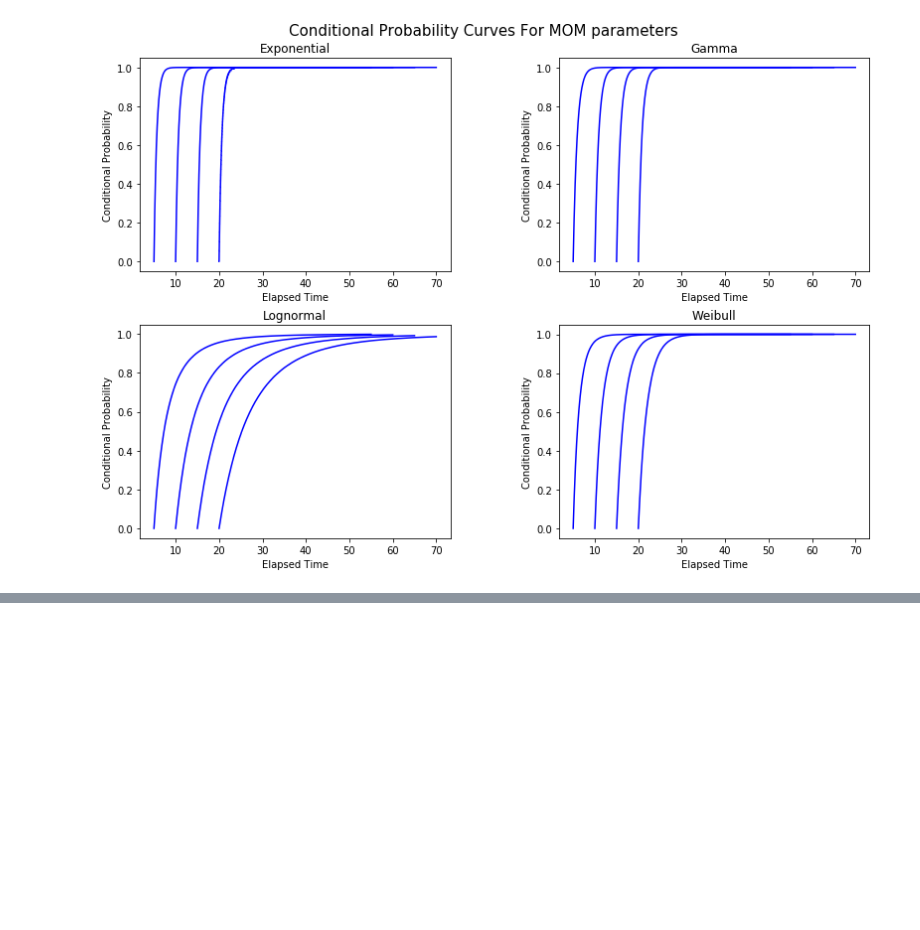
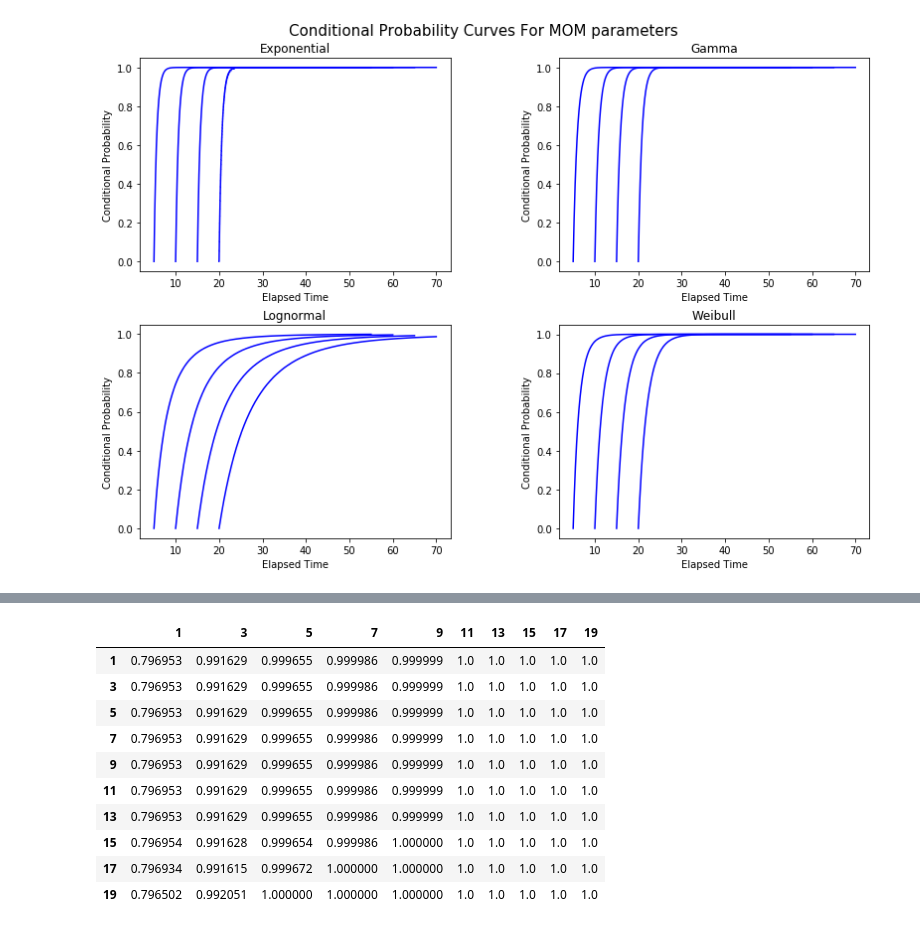
Before and after one commit to adityatulsyan/Earthquake-Interevent-Time-Analysis, a Jupyter notebook: Earthquake Forecasting.ipynb, the cells around one changed output, grey strips where cells are left out. Cells and saved outputs as stored; diff of their text form; code cells hidden in the pictures; blank space fills up the shorter version.

```diff
--- a/Earthquake Forecasting.ipynb
+++ b/Earthquake Forecasting.ipynb
@@ -289,0 +313,4 @@ plot_mom([5, 10, 15, 20], v)
+# %%
+res_expo = pd.DataFrame(get_tables_expo())
+res_expo.columns = np.arange(1, 20, 2)
+res_expo.index = np.arange(1, 20, 2)
@@ -289,0 +335,14 @@ plot_mom([5, 10, 15, 20], v)
+# %%
+res_expo
+# %% [output]
+|  | 1 | 3 | 5 | 7 | 9 | 11 | 13 | 15 | 17 | 19 |
+| 1 | 0.796953 | 0.991629 | 0.999655 | 0.999986 | 0.999999 | 1.0 | 1.0 | 1.0 | 1.0 | 1.0 |
+| 3 | 0.796953 | 0.991629 | 0.999655 | 0.999986 | 0.999999 | 1.0 | 1.0 | 1.0 | 1.0 | 1.0 |
+| 5 | 0.796953 | 0.991629 | 0.999655 | 0.999986 | 0.999999 | 1.0 | 1.0 | 1.0 | 1.0 | 1.0 |
+| 7 | 0.796953 | 0.991629 | 0.999655 | 0.999986 | 0.999999 | 1.0 | 1.0 | 1.0 | 1.0 | 1.0 |
+| 9 | 0.796953 | 0.991629 | 0.999655 | 0.999986 | 0.999999 | 1.0 | 1.0 | 1.0 | 1.0 | 1.0 |
+| 11 | 0.796953 | 0.991629 | 0.999655 | 0.999986 | 0.999999 | 1.0 | 1.0 | 1.0 | 1.0 | 1.0 |
+| 13 | 0.796953 | 0.991629 | 0.999655 | 0.999986 | 0.999999 | 1.0 | 1.0 | 1.0 | 1.0 | 1.0 |
+| 15 | 0.796954 | 0.991628 | 0.999654 | 0.999986 | 1.000000 | 1.0 | 1.0 | 1.0 | 1.0 | 1.0 |
+| 17 | 0.796934 | 0.991615 | 0.999672 | 1.000000 | 1.000000 | 1.0 | 1.0 | 1.0 | 1.0 | 1.0 |
+| 19 | 0.796502 | 0.992051 | 1.000000 | 1.000000 | 1.000000 | 1.0 | 1.0 | 1.0 | 1.0 | 1.0 |
```
Also changed, not shown: parts of 8 cells of this notebook.
